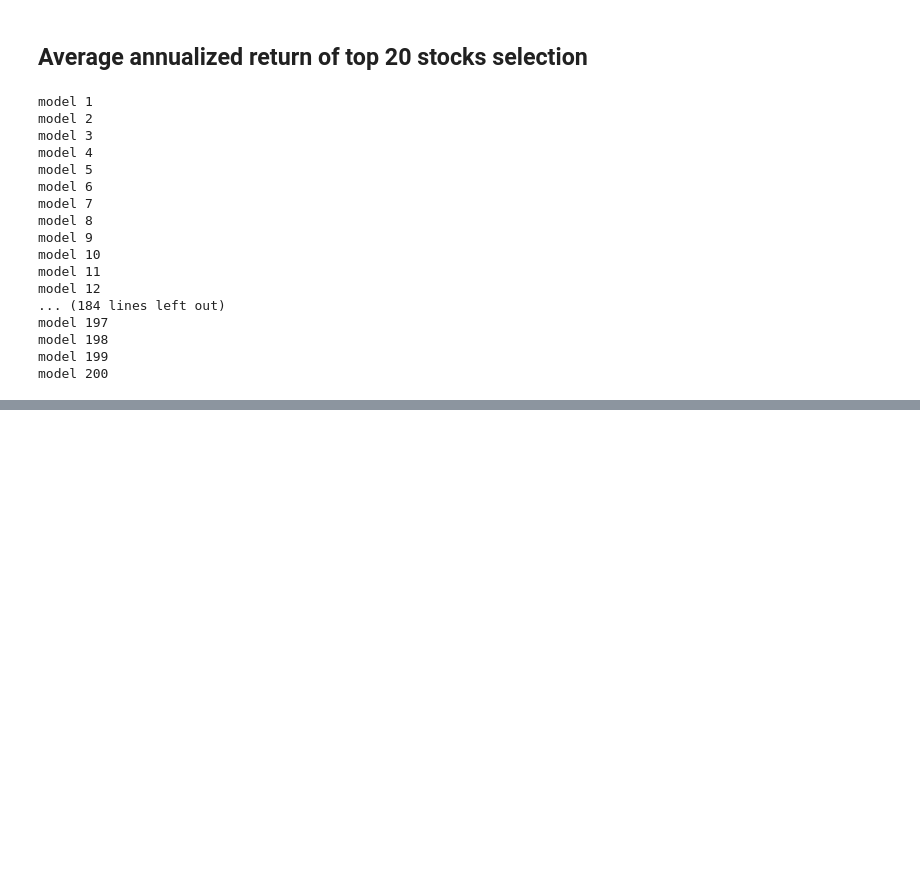
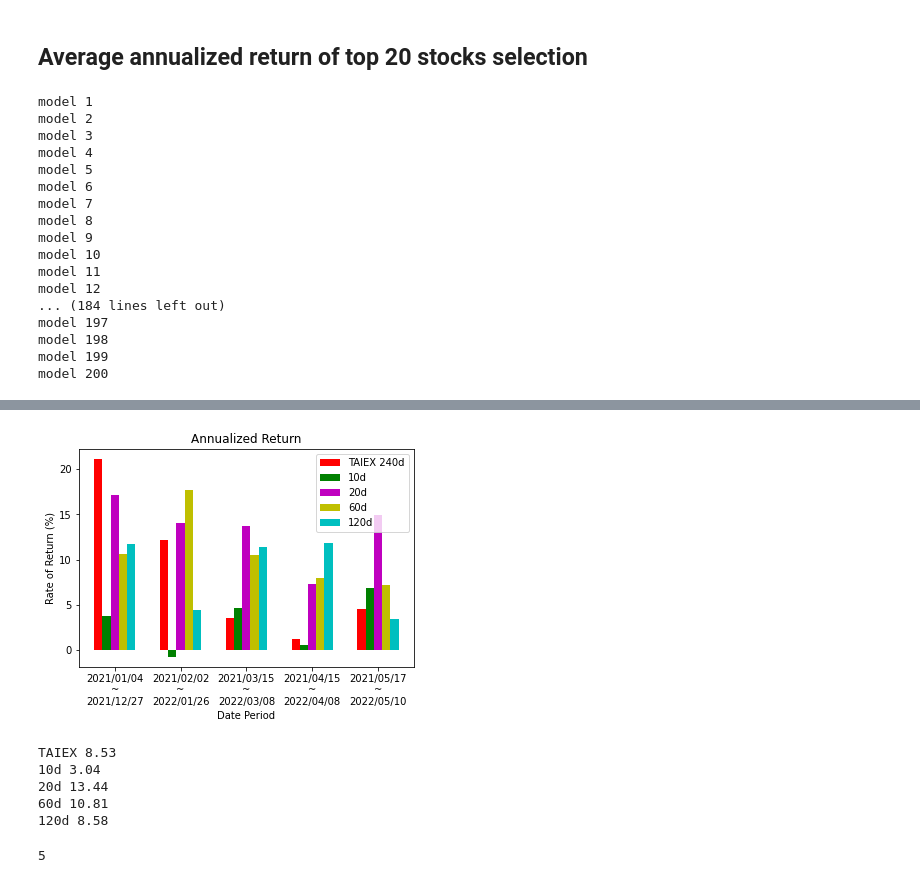
Before and after one commit to TsaoJiHo/Stock_Trend_Prediction, a Jupyter notebook: training.ipynb, the cells around one changed output, grey strips where cells are left out. Cells and saved outputs as stored; diff of their text form; code cells hidden in the pictures; blank space fills up the shorter version.

```diff
--- a/training.ipynb
+++ b/training.ipynb
@@ -508,6 +495,8 @@ with open('codes.txt', 'r') as f:
     codes = f.read().split()
 
 ROI = {10: 0, 20: 0, 60:0, 120:0}
+predicted_label = {10: [], 20: [], 60: [], 120: []}
+true_label = {10: [], 20: [], 60: [], 120: []}
 
 for i in range(1, 201):
 
@@ -516,8 +505,8 @@ for i in range(1, 201):
     # print(d)
     model_path = f'./models/models/model_{i}_{d}d.ckpt'
     # create testing dataset
-    test_set = StockDataset(f'./data/training_data/testing_data_{i}_{d}d.csv', mode = 'test')
-    test_loader = DataLoader(test_set, batch_size=BATCH_SIZE, shuffle=False, drop_last=True)
+    test_set = StockDataset(f'./data/training_data/testing_data_{i}_{d}d.csv')
+    test_loader = DataLoader(test_set, batch_size=BATCH_SIZE, shuffle=False)
 
     # create model and load weights from checkpoint
     model = Classifier().to(device)
@@ -538,9 +527,11 @@ for i in range(1, 201):
 
         for y in test_pred.cpu().numpy():
           predict.append(y)
+          predicted_label[d].append(y)
 
         for y in labels.cpu().numpy():
           label.append(y)
+          true_label[d].append(y)
 
     hit_count = {0: 0, 1: 0, 2: 0}
     loss_count = 0
@@ -796,0 +870,54 @@ print(round(mean(fluctuation) * 100, 2))
+# %%
+
+import numpy as np
+import matplotlib.pyplot as plt
+
+N = 5
+ind = np.arange(N)
+width = 0.125
+
+vals_taiex = [x * 100 for x in fluctuation]
+bar1 = plt.bar(ind, vals_taiex, width, color = 'r')
+
+vals_10 = [(x - 1) * 100 for x in annualized_return[10]]
+bar2 = plt.bar(ind+width, vals_10, width, color='g')
+
+zvals_20 = [(x - 1) * 100 for x in annualized_return[20]]
+bar3 = plt.bar(ind+width*2, zvals_20, width, color = 'm')
+
+avals_60 = [(x - 1) * 100 for x in annualized_return[60]]
+bar4 = plt.bar(ind+width*3, avals_60, width, color = 'y')
+
+bvals_120 = [(x - 1) * 100 for x in annualized_return[120]]
+bar5 = plt.bar(ind+width*4, bvals_120, width, color = 'c')
+
+plt.xlabel("Date Period")
+plt.ylabel('Rate of Return (%)')
+plt.title("Annualized Return")
+
+plt.xticks(ind+width*2,['2021/01/04\n~\n2021/12/27',
+                        '2021/02/02\n~\n2022/01/26',
+                        '2021/03/15\n~\n2022/03/08',
+                        '2021/04/15\n~\n2022/04/08',
+                        '2021/05/17\n~\n2022/05/10'])
+plt.legend( (bar1, bar2, bar3, bar4, bar5), ('TAIEX 240d', '10d', '20d', '60d', '120d') )
+plt.show()
+# %% [output]
+[figure, added]
+# %%
+# Average Annualized Return
+print('TAIEX', round(mean(fluctuation) * 100, 2))
+print('10d', round((mean(annualized_return[10]) - 1) * 100, 2))
+print('20d', round((mean(annualized_return[20]) - 1) * 100, 2))
+print('60d', round((mean(annualized_return[60]) - 1) * 100, 2))
+print('120d', round((mean(annualized_return[120]) - 1) * 100, 2))
+# %% [output]
+TAIEX 8.53
+10d 3.04
+20d 13.44
+60d 10.81
+120d 8.58
+# %%
+len(annualized_return[120])
+# %% [output]
+5
```
Also changed, not shown: parts of 15 cells of this notebook, 7 other files.
